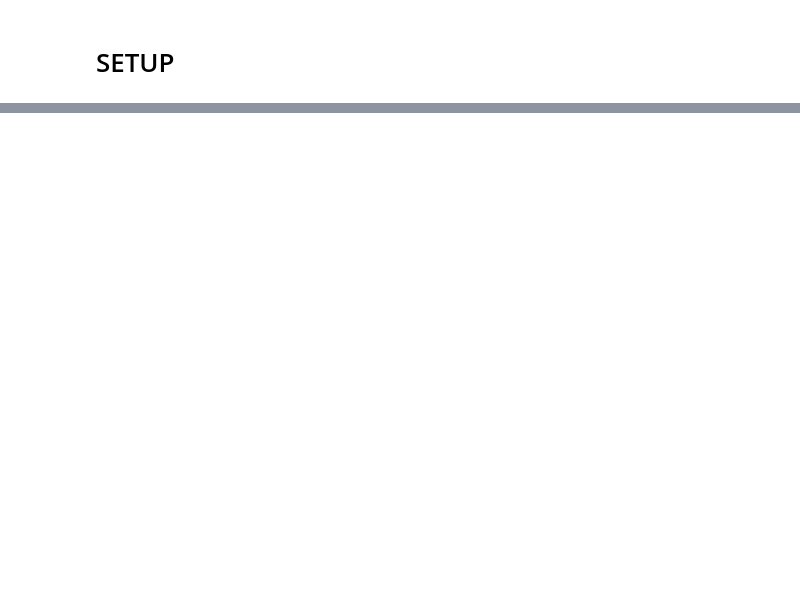
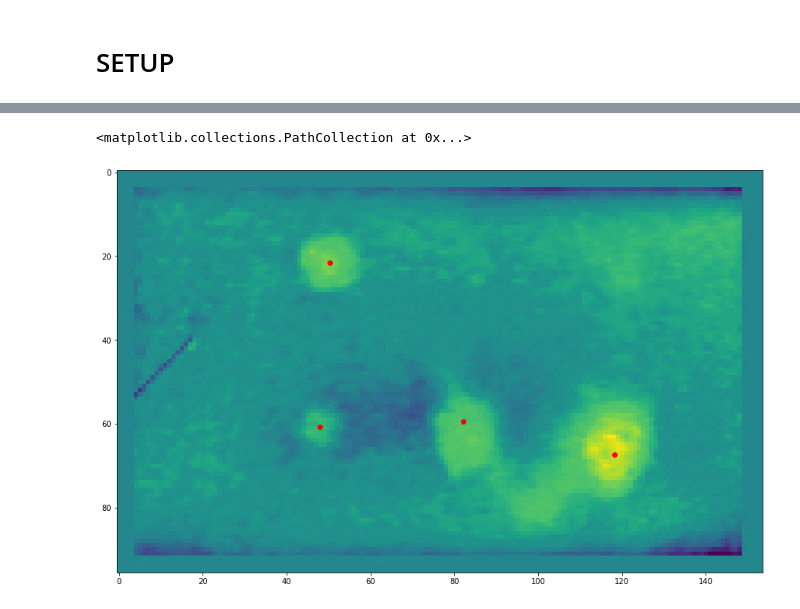
Before and after one commit to juanpb27/ssl_objects_detection, a Jupyter notebook: notebooks/multiple_particle_tracking.ipynb, the cells around one changed output, grey strips where cells are left out. Cells and saved outputs as stored; diff of their text form; code cells hidden in the pictures; blank space fills up the shorter version.

```diff
--- a/notebooks/multiple_particle_tracking.ipynb
+++ b/notebooks/multiple_particle_tracking.ipynb
@@ -159,3 +252,7 @@ Epoch 40/40
+# %%
+# Loading weights
+model.build(input_shape = (None, None, 1))
+model.load_weights('/content/drive/MyDrive/Investigacion/Model/model.h5')
 # %%
 #May need to tune these to get optimal performance!
 alpha = 0.2
@@ -180,0 +278,19 @@ plt.scatter(detections[:, 1], detections[:, 0], color="r")
+# %%
+#May need to tune these to get optimal performance!
+alpha = 0.2
+cutoff = 0.99
+
+path2 = f'/content/drive/MyDrive/Investigacion/Data/jpg/test/images/{1}.jpg'
+image2 = dt.LoadImage(path2)()._value / 256
+gray_image2 = 0.21*image2[:,:,0] + 0.72*image2[:,:,1] + 0.07*image2[:,:,2] # Convert to grayscale manually
+resized_image2 = cv2.resize(gray_image2, (0, 0), fx=0.15, fy=0.15)
+test_image = np.expand_dims(resized_image2, axis = 2) # Add a third channel
+
+detections = model.predict_and_detect(test_image[np.newaxis], alpha=alpha, beta=1-alpha, cutoff=cutoff, mode="quantile")[0]
+# detections = autotracker.detect(pred[0], weights[0], beta=1-alpha, alpha=alpha, cutoff=cutoff, mode="constant")
+
+plt.figure(figsize=(15, 15))
+plt.imshow(resized_image2)
+#plt.axis("off")
+plt.scatter(detections[:, 1], detections[:, 0], color="r")
+# %% [output]
@@ -180,0 +298,2 @@ plt.scatter(detections[:, 1], detections[:, 0], color="r")
+<matplotlib.collections.PathCollection at 0x...>
+[figure, added]
```
Also changed, not shown: parts of 52 cells of this notebook.
